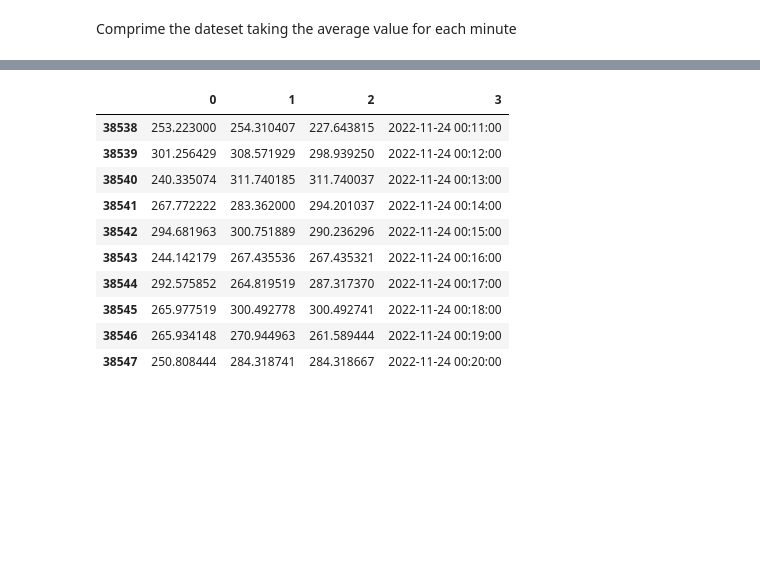
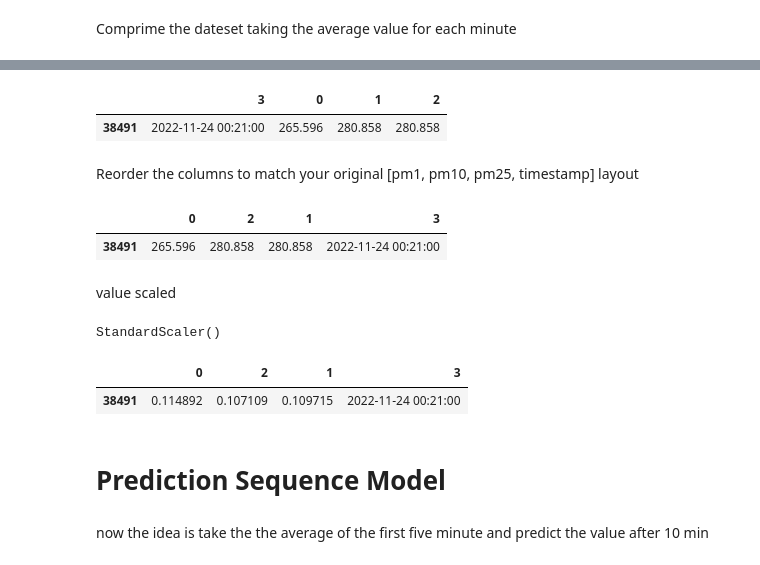
Before and after one commit to ibrahimshkhess/smart-air-quality-lighting-iot, a Jupyter notebook: AirModelPrediction.ipynb, the cells around one changed output, grey strips where cells are left out. Drawn from its saved outputs; the diff is of its cells as text; code cells hidden in the pictures; blank space fills up the shorter version.

Commit message:
Initial proposed model along with graph analysis.

```diff
--- a/AirModelPrediction.ipynb
+++ b/AirModelPrediction.ipynb
@@ -75,14 +68,7 @@ air_quality_df_avg = air_quality_df.groupby(3, as_index=False)[[0, 1, 2]].mean()
 # %%
-air_quality_df_avg.tail(10)
+air_quality_df_avg.tail(1)
 # %% [output]
-|  | 0 | 1 | 2 | 3 |
-| 38538 | 253.223000 | 254.310407 | 227.643815 | 2022-11-24 00:11:00 |
-| 38539 | 301.256429 | 308.571929 | 298.939250 | 2022-11-24 00:12:00 |
-| 38540 | 240.335074 | 311.740185 | 311.740037 | 2022-11-24 00:13:00 |
-| 38541 | 267.772222 | 283.362000 | 294.201037 | 2022-11-24 00:14:00 |
-| 38542 | 294.681963 | 300.751889 | 290.236296 | 2022-11-24 00:15:00 |
-| 38543 | 244.142179 | 267.435536 | 267.435321 | 2022-11-24 00:16:00 |
-| 38544 | 292.575852 | 264.819519 | 287.317370 | 2022-11-24 00:17:00 |
-| 38545 | 265.977519 | 300.492778 | 300.492741 | 2022-11-24 00:18:00 |
-| 38546 | 265.934148 | 270.944963 | 261.589444 | 2022-11-24 00:19:00 |
-| 38547 | 250.808444 | 284.318741 | 284.318667 | 2022-11-24 00:20:00 |
+|  | 3 | 0 | 1 | 2 |
+| 38491 | 2022-11-24 00:21:00 | 265.596 | 280.858 | 280.858 |
+# %% [markdown]
+Reorder the columns to match your original [pm1, pm10, pm25, timestamp] layout
@@ -88,0 +77,5 @@ air_quality_df_avg.tail(10)
+# %%
+air_quality_df_avg.tail(1)
+# %% [output]
+|  | 0 | 2 | 1 | 3 |
+| 38491 | 265.596 | 280.858 | 280.858 | 2022-11-24 00:21:00 |
@@ -88,0 +86,7 @@ air_quality_df_avg.tail(10)
+# %% [markdown]
+value scaled
+# %%
+scaler = StandardScaler()
+scaler.fit(air_quality_df_avg.iloc[:train_end, 0:3])
+# %% [output]
+StandardScaler()
@@ -88,0 +96,9 @@ air_quality_df_avg.tail(10)
+# %%
+air_quality_df_scale.tail(1)
+# %% [output]
+|  | 0 | 2 | 1 | 3 |
+| 38491 | 0.114892 | 0.107109 | 0.109715 | 2022-11-24 00:21:00 |
+# %% [markdown]
+# Prediction Sequence Model
+# %% [markdown]
+now the idea is take the the average of the first five minute and predict the value after 10 min
```
Also changed, not shown: parts of 23 cells of this notebook.
